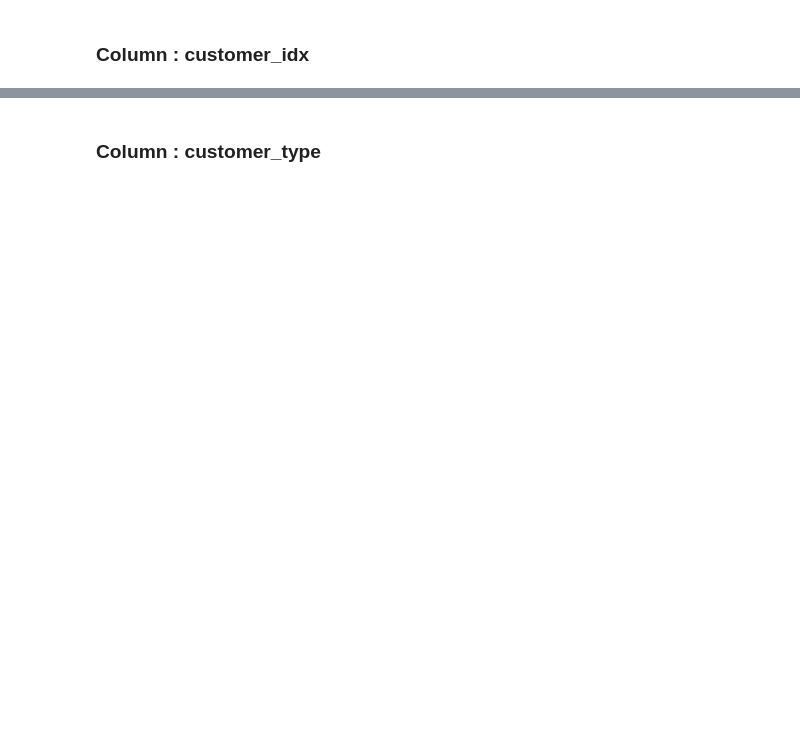
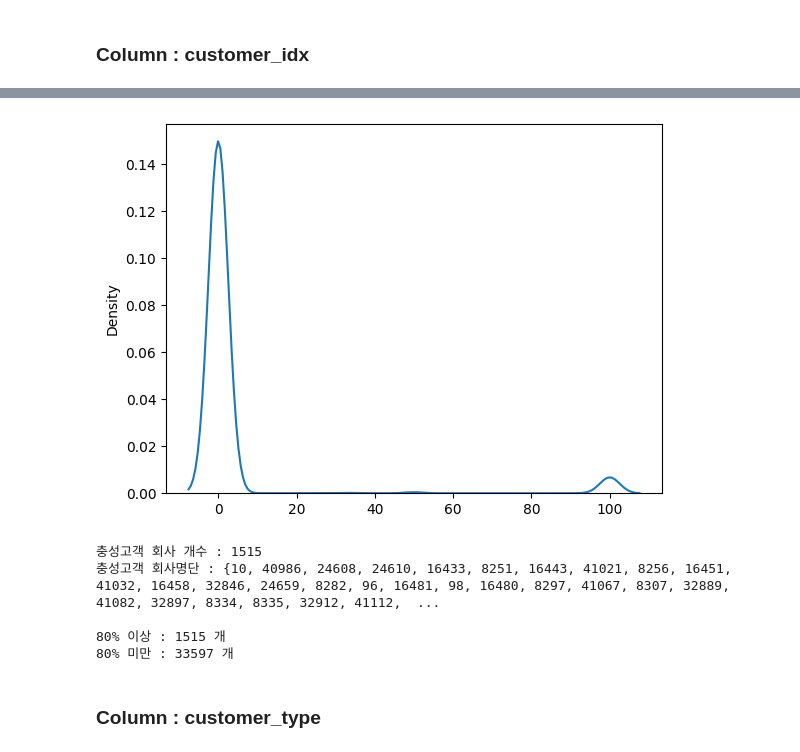
Before and after one commit to infinite-challenge/lgaimers-module2, a Jupyter notebook: preprocessing.ipynb, the cells around one changed output, grey strips where cells are left out. Drawn from its saved outputs; the diff is of its cells as text; code cells hidden in the pictures; blank space fills up the shorter version.

Commit message:
[UPDATE] preprocessing
- check columns how to preprocess from bant_submit to idit_strategic_ver

```diff
--- a/preprocessing.ipynb
+++ b/preprocessing.ipynb
@@ -116,22 +177,35 @@ df_train[columns].value_counts()
 # %%
 columns = 'customer_idx'
+# value_counts 결과 dict로 변환
 temp_dict = df_train[columns].value_counts().to_dict()
 temp_dict = {k: v for k, v in sorted(temp_dict.items(), key=lambda x:-x[1])}
 
+
 for_plot = []
-def temp_target_ratio(column : str, nums : int, value : int):
+def temp_target_ratio(
+        column : str,
+        nums : int,
+        value : int):
+
     targets_dict = df_train[df_train[column] == nums]['is_converted'].value_counts(ascending=False).to_dict()
+
     if len(targets_dict) == 1:
         if True in targets_dict.keys():
-            # F_target = 0
             T_target = targets_dict[True]
         elif False in targets_dict.keys():
             T_target = 0
-            # F_target = targets_dict[False]
     else:
         T_target = targets_dict[True]
-    # print("{0} value of {1}".format(nums, column)+"'s target ratio : {0} / {1} = {2:.2f} %".format(T_target, value, T_target / value * 100), "\n")
-    for_plot.append(round(T_target / value * 100, 2))
 
+    trigger = round(T_target / value * 100, 2)
+
+    # portion value of target for histplot
+    for_plot.append(trigger)
+
+    # if portion 80%, add to set (standards for other columns)
+    if trigger >= 80:
+        holigun.add(nums)
+
+holigun = set()
 for k, v in temp_dict.items():
     temp_target_ratio(columns, k, v)
@@ -145,2 +212,29 @@ print(Counter(for_plot))
+# %%
+# plot portions
+sns.kdeplot(for_plot)
+plt.show()
+
+# print result of portion
+print('충성고객 회사 개수 :', len(holigun))
+print('충성고객 회사명단 :', holigun, '\n')
+
+# numbers of over_80% and below_80%
+above_80 = 0
+below_80 = 0
+for k, v in Counter(for_plot).items() :
+    if k >= 80:
+        above_80 += v
+    else:
+        below_80 += v
+
+print("80% 이상 :", above_80, "개")
+print("80% 미만 :", below_80, "개")
+# %% [output]
+[figure, added]
+충성고객 회사 개수 : 1515
+충성고객 회사명단 : {10, 40986, 24608, 24610, 16433, 8251, 16443, 41021, 8256, 16451, 41032, 16458, 32846, 24659, 8282, 96, 16481, 98, 16480, 8297, 41067, 8307, 32889, 41082, 32897, 8334, 8335, 32912, 41112,  ...
+
+80% 이상 : 1515 개
+80% 미만 : 33597 개
 # %% [markdown]
 ### Column : customer_type
```
Also changed, not shown: parts of 15 cells of this notebook.
